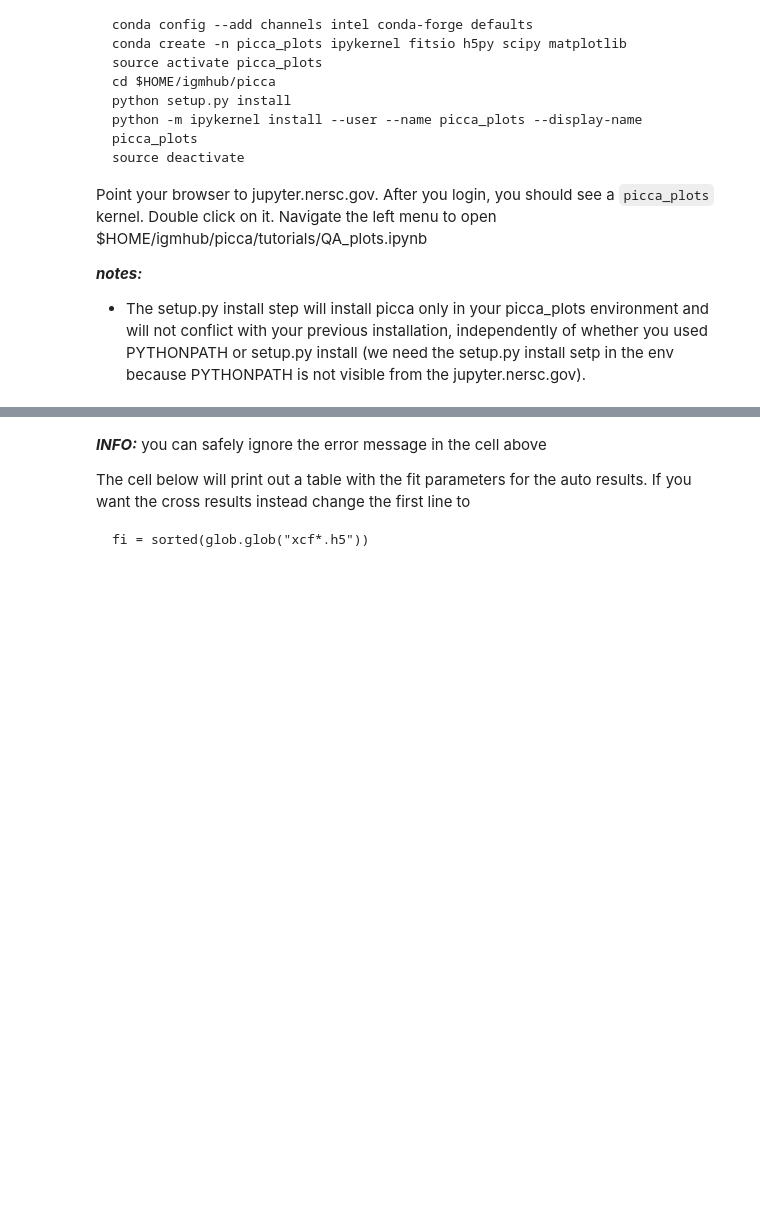
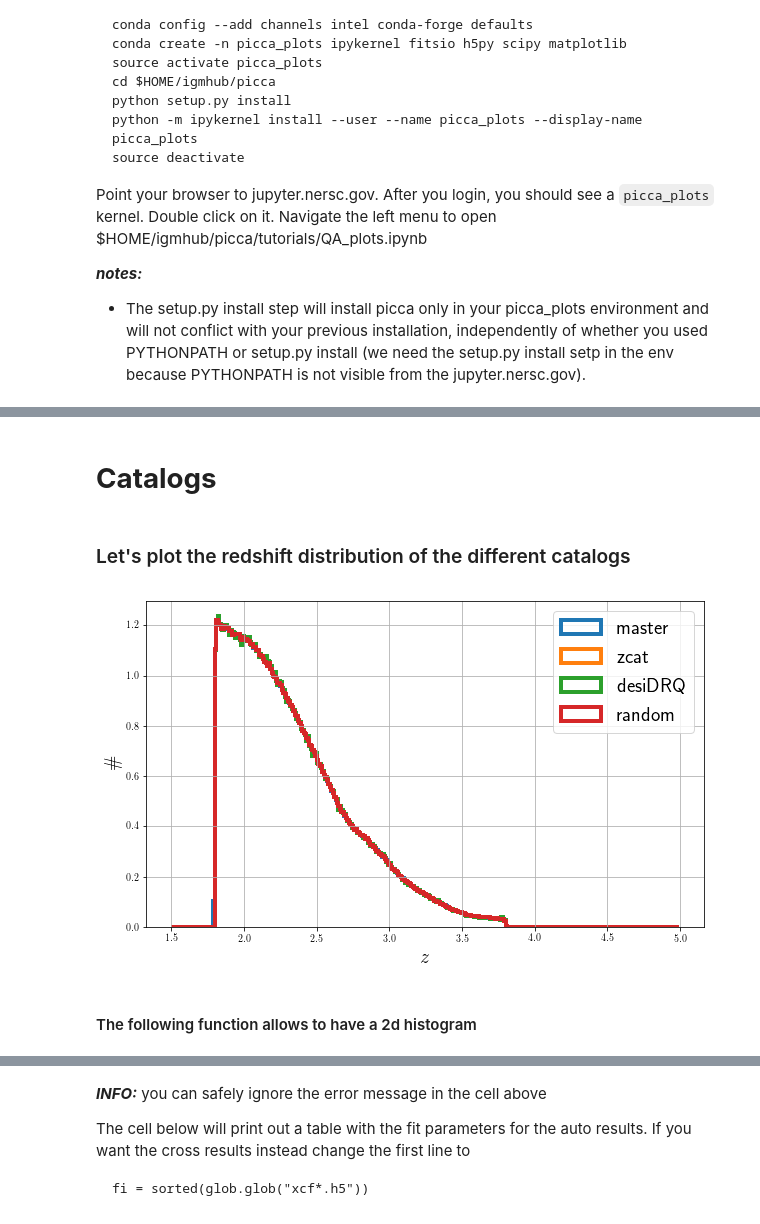
Before and after one commit to igmhub/picca, a Jupyter notebook: tutorials/QA_plots.ipynb, the cells around one changed output, grey strips where cells are left out. Cells and saved outputs as stored; diff of their text form; code cells hidden in the pictures; blank space fills up the shorter version.

```diff
--- a/tutorials/QA_plots.ipynb
+++ b/tutorials/QA_plots.ipynb
@@ -42,0 +32,20 @@ os.chdir("/project/projectdirs/desi/mocks/lya_forest/picca/london/v4.0/quick-0.0
+# %%
+import os
+import glob
+import h5py
+import fitsio
+import healpy
+import matplotlib.pyplot as plt
+from pylab import rcParams
+import scipy as sp
+import scipy.stats
+from scipy.interpolate import interp1d
+
+from picca import wedgize
+
+%matplotlib inline
+rcParams['figure.figsize'] = 10, 6
+rcParams['lines.linewidth'] = 4
+rcParams['axes.labelsize'] = 20
+rcParams['legend.fontsize'] = 20
+plt.rc('text',usetex=True)
@@ -42,0 +54,4 @@ os.chdir("/project/projectdirs/desi/mocks/lya_forest/picca/london/v4.0/quick-0.0
+# %%
+### Get mocks
+mock_base = '/project/projectdirs/desi/mocks/lya_forest/london/v4.0/'
+quick_ver = 'quick-0.0'
@@ -42,0 +77,27 @@ os.chdir("/project/projectdirs/desi/mocks/lya_forest/picca/london/v4.0/quick-0.0
+# %% [markdown]
+# __Catalogs__
+# %%
+# Catalogs
+cat_path = {'master':mock_base+'master.fits',
+            'zcat':mock_base+quick_ver+'/zcat.fits',
+            'desiDRQ':mock_base+quick_ver+'/zcat_desi_drq.fits',
+            'random':mock_base+'/master_randoms.fits.gz'}
+redshift_key = {'master':'Z_QSO_RSD', 'zcat':'Z', 'desiDRQ':'Z','random':'Z'}
+# %% [markdown]
+### Let's plot the redshift distribution of the different catalogs
+# %%
+bins = sp.arange(1.5,5.,0.01)
+for name,path in cat_path.items():
+    h = fitsio.FITS(path)
+    z = h[1][redshift_key[name]][:]
+    h.close()
+    plt.hist(z,bins=bins,histtype='step',label=name,density=True,linewidth=4)
+plt.xlabel(r'$z$')
+plt.ylabel(r'$\mathrm{\#}$')
+plt.legend()
+plt.grid()
+plt.show()
+# %% [output]
+[figure, added]
+# %% [markdown]
+#### The following function allows to have a 2d histogram
```
Also changed, not shown: parts of 71 cells of this notebook.
